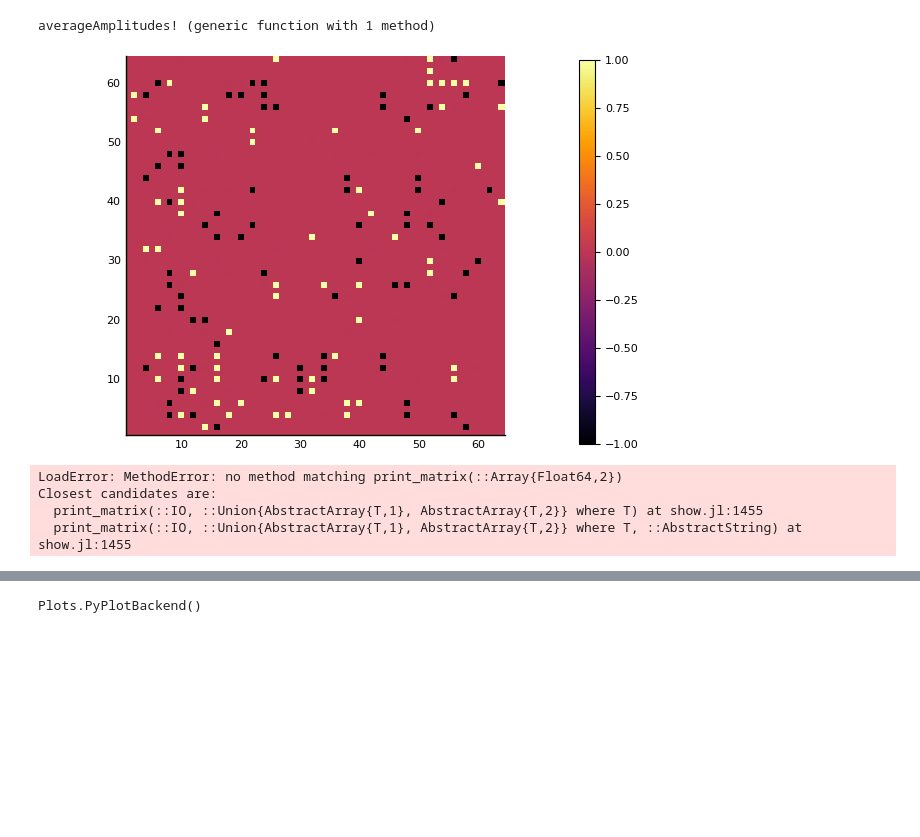
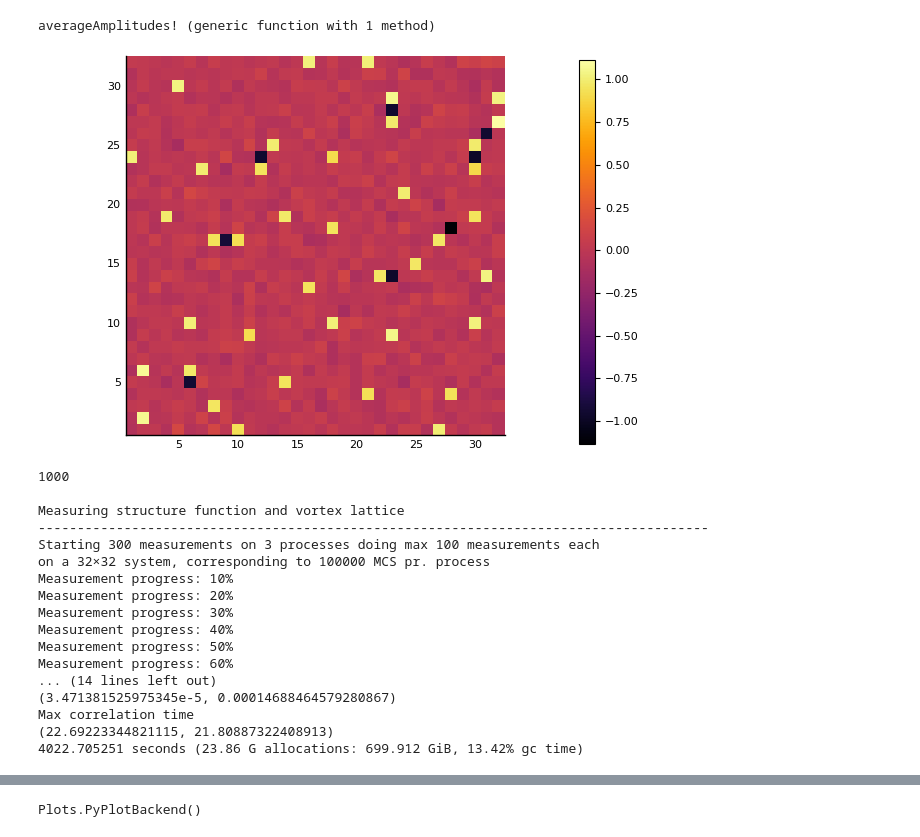
Before and after one commit to 9cco/finite-temp-vortex-lattice, a Jupyter notebook: Notebooks/Driver.ipynb, the cells around one changed output, grey strips where cells are left out. Cells and saved outputs as stored; diff of their text form; code cells hidden in the pictures; blank space fills up the shorter version.

```diff
--- a/Notebooks/Driver.ipynb
+++ b/Notebooks/Driver.ipynb
@@ -40,7 +40,7 @@ H = 0.005   # External field
 # Other parameters
 L = 32     # System length
 L₃ = 12
-T = 0.2#2.85 #0.11039   # Temperature
+T = 2.85 #0.11039   # Temperature
 γ = 1.0    # Order parameter amplitud
 κ₅ = 1.0
 
@@ -185,23 +210,34 @@ averageAmplitudes! (generic function with 1 method)
 # %%
 V⁺, V⁻ = vortexSnapshot(ψ_ref);
 V⁺ = V⁺/two_pi; V⁻ = V⁻/two_pi
-heatmap(1:L, 1:L, V⁺[:,:,5], aspect_ratio=1)
+heatmap(1:L, 1:L, V⁺[:,:,1], aspect_ratio=1)
 # %% [output]
-[figure, old version]
+[figure, new version]
-# %%
-Base.print_matrix(V⁺[1:10, 1:10, 1])
-# %% [output]
-LoadError: MethodError: no method matching print_matrix(::Array{Float64,2})
-Closest candidates are:
-  print_matrix(::IO, ::Union{AbstractArray{T,1}, AbstractArray{T,2}} where T) at show.jl:1455
-  print_matrix(::IO, ::Union{AbstractArray{T,1}, AbstractArray{T,2}} where T, ::AbstractString) at show.jl:1455
 # %%
 # Including ψ_ref in the list of states as the last state
 ψ_list = vcat(ψ_w, [ψ_ref])
-Δt = min(DT_MAX, ceil(Int64, t₀*THERM_FRAC))
+Δt = min(Δt, ceil(Int64, t₀*THERM_FRAC))
 println(Δt)
 println("\nMeasuring structure function and vortex lattice
 --------------------------------------------------------------------------------------")
 @time (av_V⁺, err_V⁺, V⁺, av_V⁻, err_V⁻, V⁻, av_S⁺, err_S⁺, S⁺, av_S⁻, err_S⁻, S⁻) = parallelSFVLA!(k_matrix, ψ_list, sim_ref, M, Δt);
+# %% [output]
+1000
+
+Measuring structure function and vortex lattice
+--------------------------------------------------------------------------------------
+Starting 300 measurements on 3 processes doing max 100 measurements each
+on a 32×32 system, corresponding to 100000 MCS pr. process
+Measurement progress: 10%
+Measurement progress: 20%
+Measurement progress: 30%
+Measurement progress: 40%
+Measurement progress: 50%
+Measurement progress: 60%
+... (14 lines left out)
+(3.471381525975345e-5, 0.00014688464579280867)
+Max correlation time
+(22.69223344821115, 21.80887322408913)
+4022.705251 seconds (23.86 G allocations: 699.912 GiB, 13.42% gc time)
 # %%
 plotStructureFunctionVortexLatticeS(ψ_ref, av_V⁺, av_V⁻, av_S⁺, av_S⁻, k_matrix)
```
Also changed, not shown: parts of 14 cells of this notebook.
